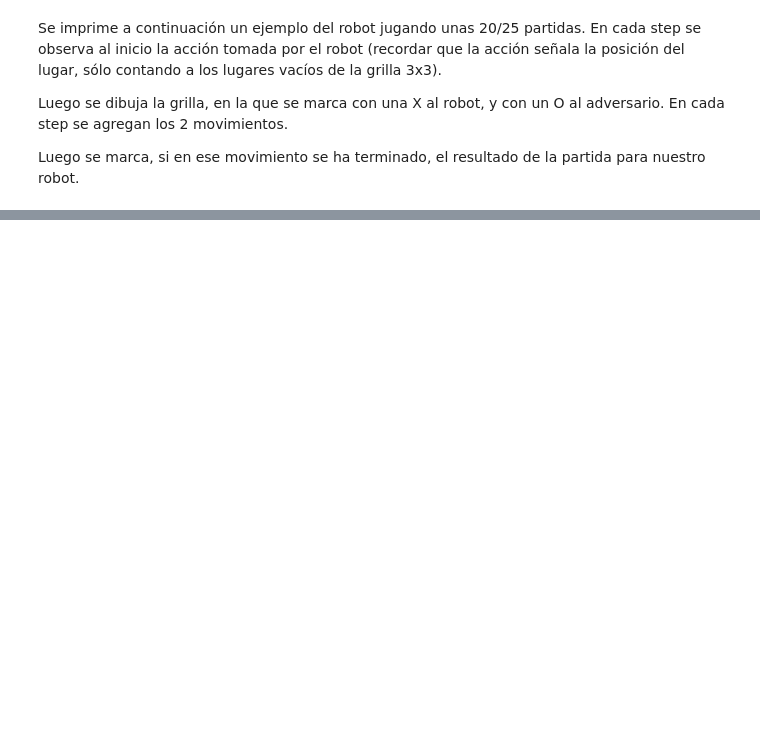
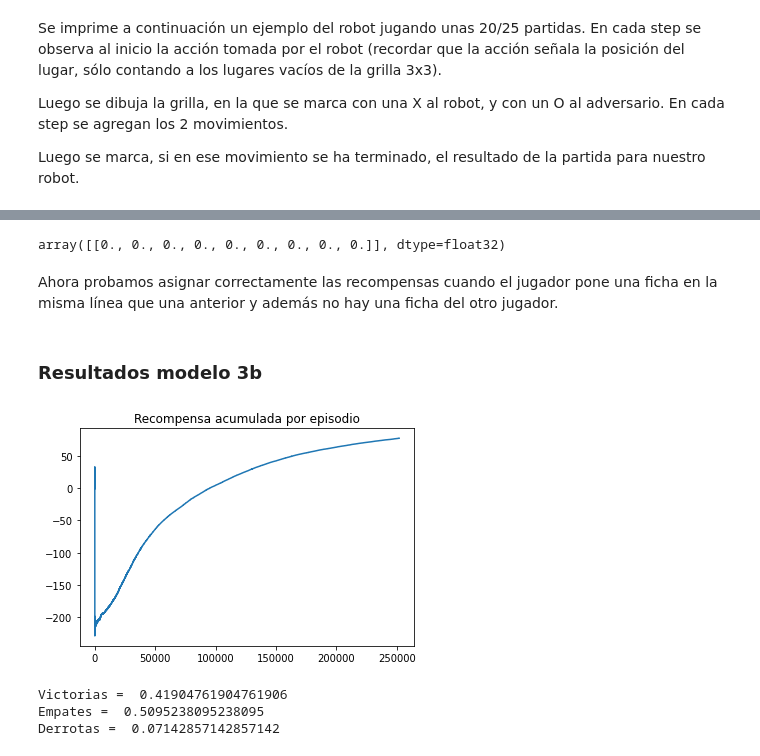
Before and after one commit to natanrajch/DiploDatos, a Jupyter notebook: aprendizaje_refuerzos/TicTacToe_RL.ipynb, the cells around one changed output, grey strips where cells are left out. Cells and saved outputs as stored; diff of their text form; code cells hidden in the pictures; blank space fills up the shorter version.

```diff
--- a/aprendizaje_refuerzos/TicTacToe_RL.ipynb
+++ b/aprendizaje_refuerzos/TicTacToe_RL.ipynb
@@ -622,0 +563,23 @@ Empate mediante action= [1]
+# %%
+ttt2.reset()
+env.reset()
+# %% [output]
+array([[0., 0., 0., 0., 0., 0., 0., 0., 0.]], dtype=float32)
+# %% [markdown]
+Ahora probamos asignar correctamente las recompensas cuando el jugador pone una ficha en la misma línea que una anterior y además no hay una ficha del otro jugador.
+# %%
+ttt3 = TicTacToe2(reward_same_line=50, penalty_not_same_line=1)
+env = make_vec_env(lambda: ttt3, n_envs=1, seed=22)
+model = PPO('MlpPolicy', env).learn(250_000)
+# %% [markdown]
+### Resultados modelo 3b
+# %%
+plot_reward_per_episode(ttt3.accum_reward)
+# %% [output]
+[figure, added]
+# %%
+calculate_results(model, env)
+# %% [output]
+Victorias =  0.41904761904761906
+Empates =  0.5095238095238095
+Derrotas =  0.07142857142857142
```
Also changed, not shown: parts of 70 cells of this notebook.
